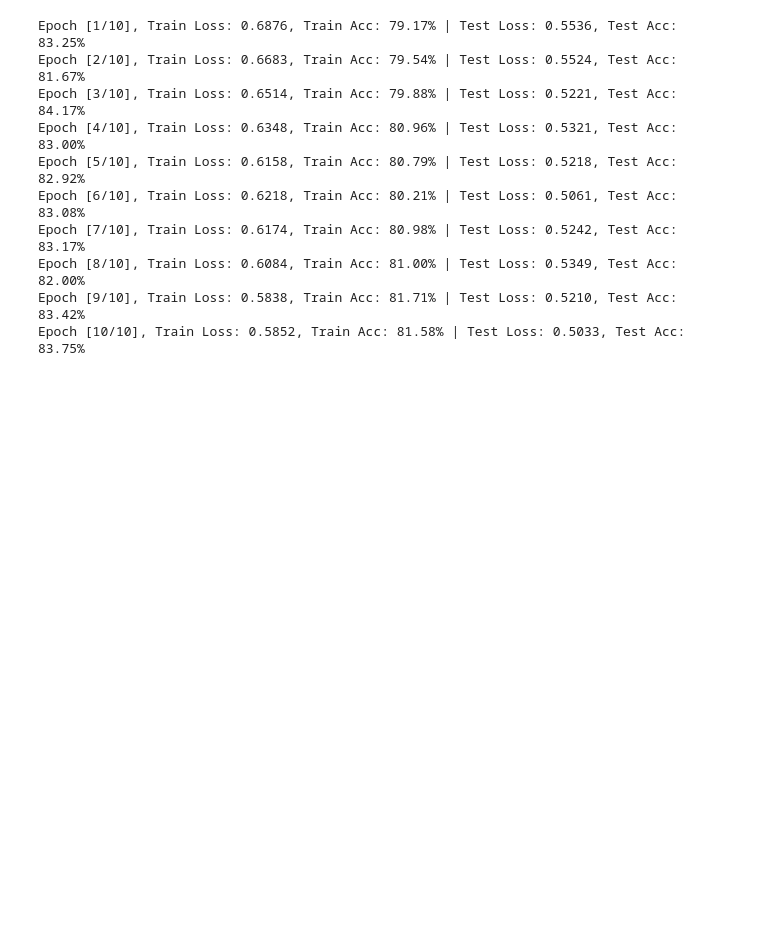
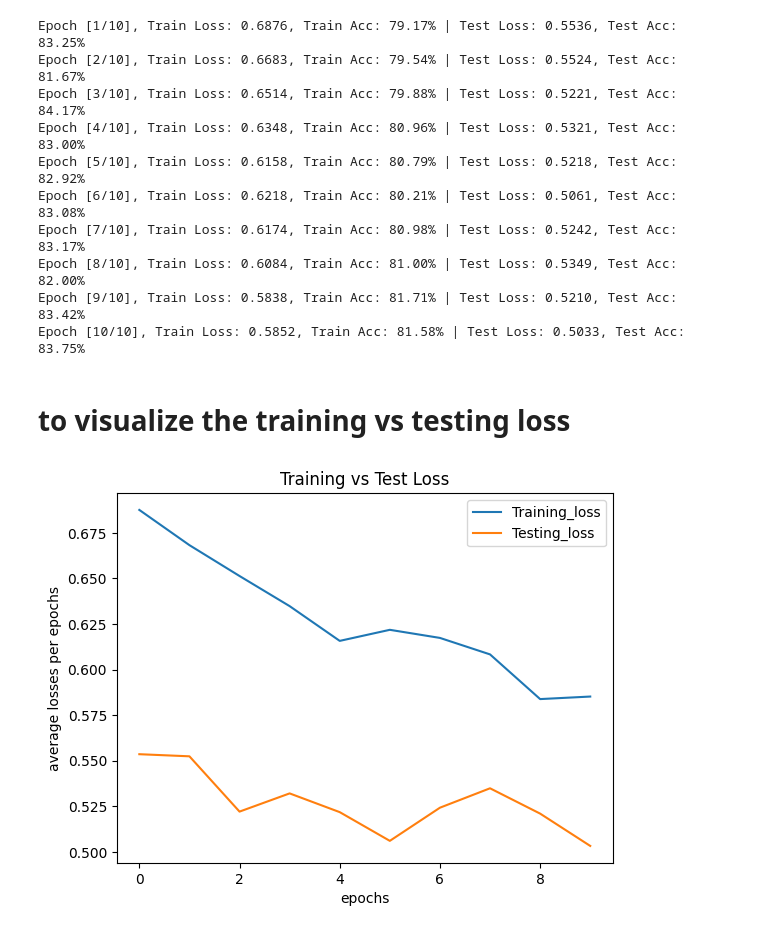
Before and after one commit to raish123/DL_NLP_02072025, a Jupyter notebook: torch_multiclassifier.ipynb, the cells around one changed output. Saved outputs shown, nothing was run; the diff lists cells and outputs as text; code cells hidden in the pictures; blank space fills up the shorter version.

```diff
--- a/torch_multiclassifier.ipynb
+++ b/torch_multiclassifier.ipynb
@@ -461,3 +461,16 @@ Epoch [7/10], Train Loss: 0.6174, Train Acc: 80.98% | Test Loss: 0.5242, Test Ac
 Epoch [8/10], Train Loss: 0.6084, Train Acc: 81.00% | Test Loss: 0.5349, Test Acc: 82.00%
 Epoch [9/10], Train Loss: 0.5838, Train Acc: 81.71% | Test Loss: 0.5210, Test Acc: 83.42%
 Epoch [10/10], Train Loss: 0.5852, Train Acc: 81.58% | Test Loss: 0.5033, Test Acc: 83.75%
+# %% [markdown]
+# to visualize the training vs testing loss
+# %%
+import matplotlib.pyplot as plt
+plt.plot(avg_training_loss,label="Training_loss")
+plt.plot(avg_testing_loss,label="Testing_loss")
+plt.xlabel("epochs")
+plt.ylabel("average losses per epochs")
+plt.title('Training vs Test Loss')
+plt.legend()
+plt.show()
+# %% [output]
+[figure, added]
```
